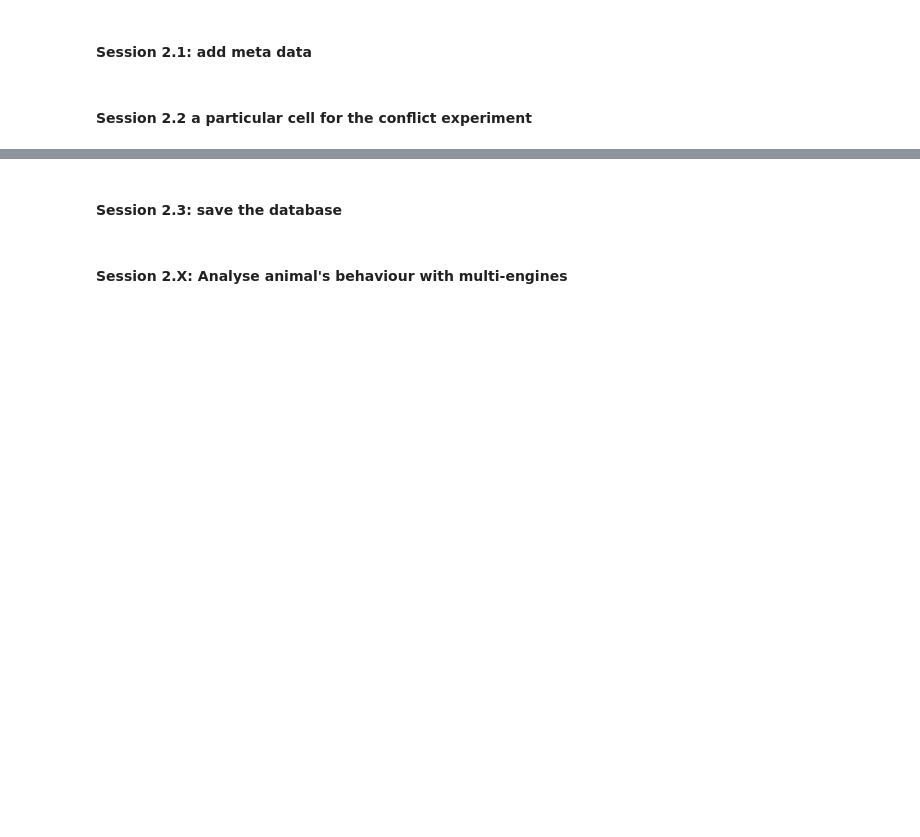
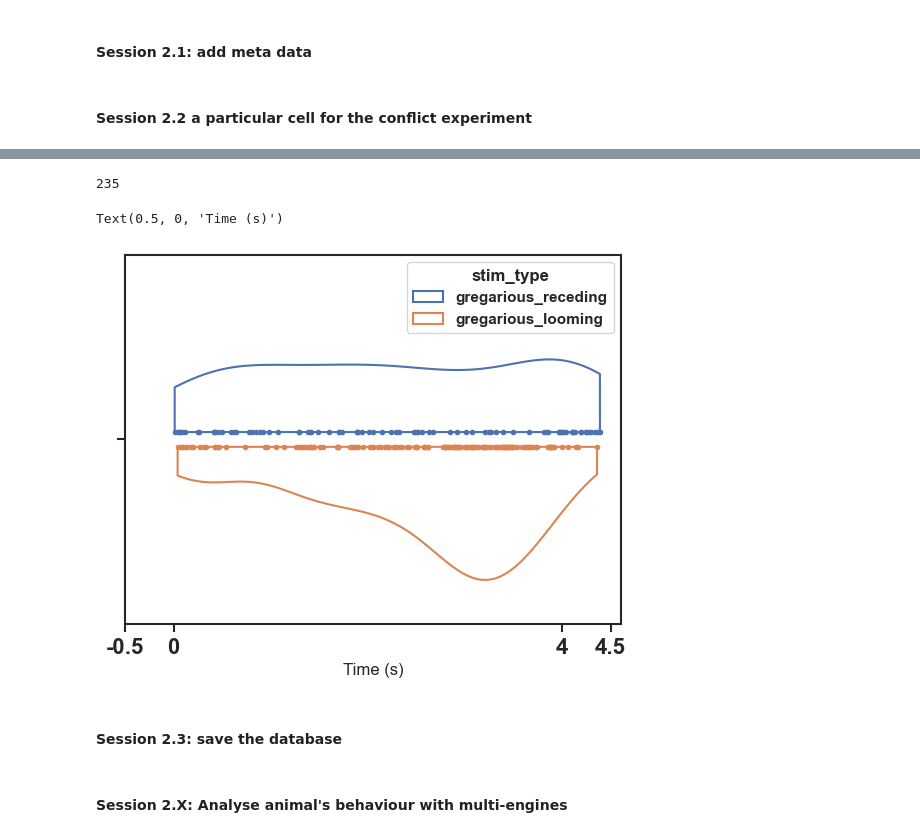
Before and after one commit to chiyu1203/bonfic, a Jupyter notebook: bonfic_tutorial.ipynb, the cells around one changed output, grey strips where cells are left out. Cells and saved outputs as stored; diff of their text form; code cells hidden in the pictures; blank space fills up the shorter version.

```diff
--- a/bonfic_tutorial.ipynb
+++ b/bonfic_tutorial.ipynb
@@ -766,0 +780,2 @@ plt.savefig("speed_profile.png", dpi=300, bbox_inches='tight')
+# %%
+stop_trials=active_trials[active_trials['stop_index']>camera_fps*abs(analysis_window[0])]
@@ -767,3 +789,14 @@ plt.savefig("speed_profile.png", dpi=300, bbox_inches='tight')
+# %%
+# Draw a nested violinplot and split the violins for easier comparison
+print(stop_trials.shape[0])
+sns.violinplot(data=stop_trials, x="stop_index", hue="stim_type",
+               split=True,gap=.1, inner="point", fill=False,common_norm=True,density_norm='count',native_scale=True, cut=0)
+plt.xticks([150,200,600,650],['-0.5', '0', '4','4.5'])
+plt.xlabel('Time (s)')
+# %% [output]
+235
+Text(0.5, 0, 'Time (s)')
+[figure, added]
 # %%
 json_file = "./analysis_methods_dictionary.json"
 with open(json_file, "r") as f:
```
Also changed, not shown: parts of 7 cells of this notebook, 3 other files.
